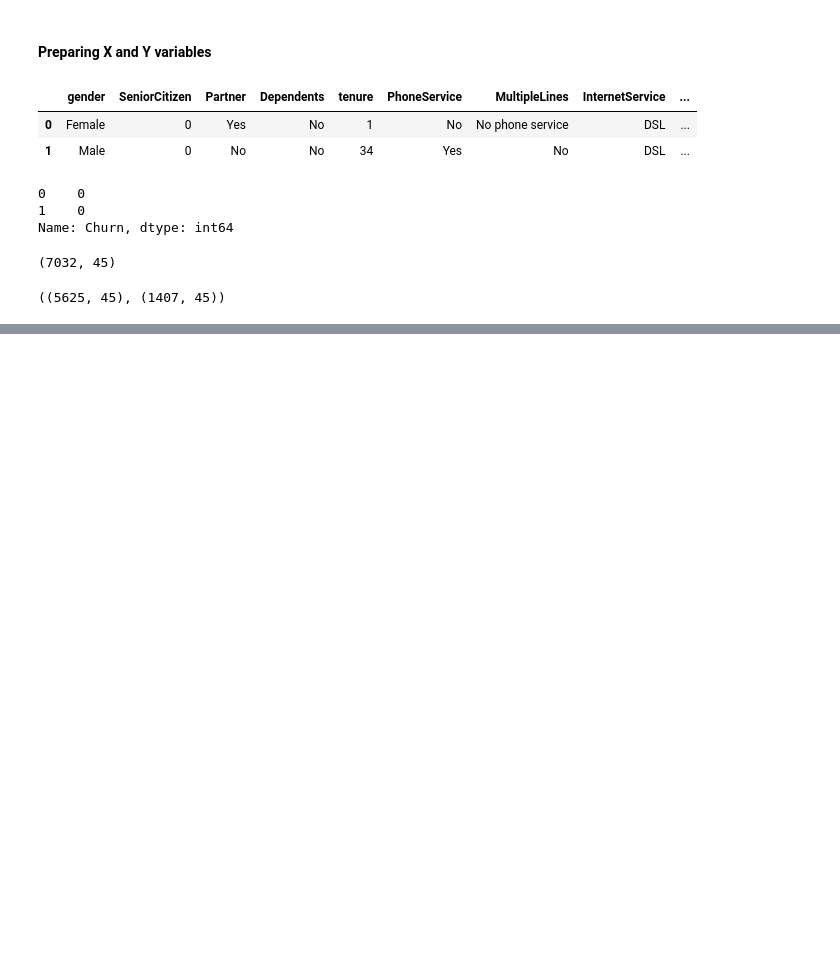
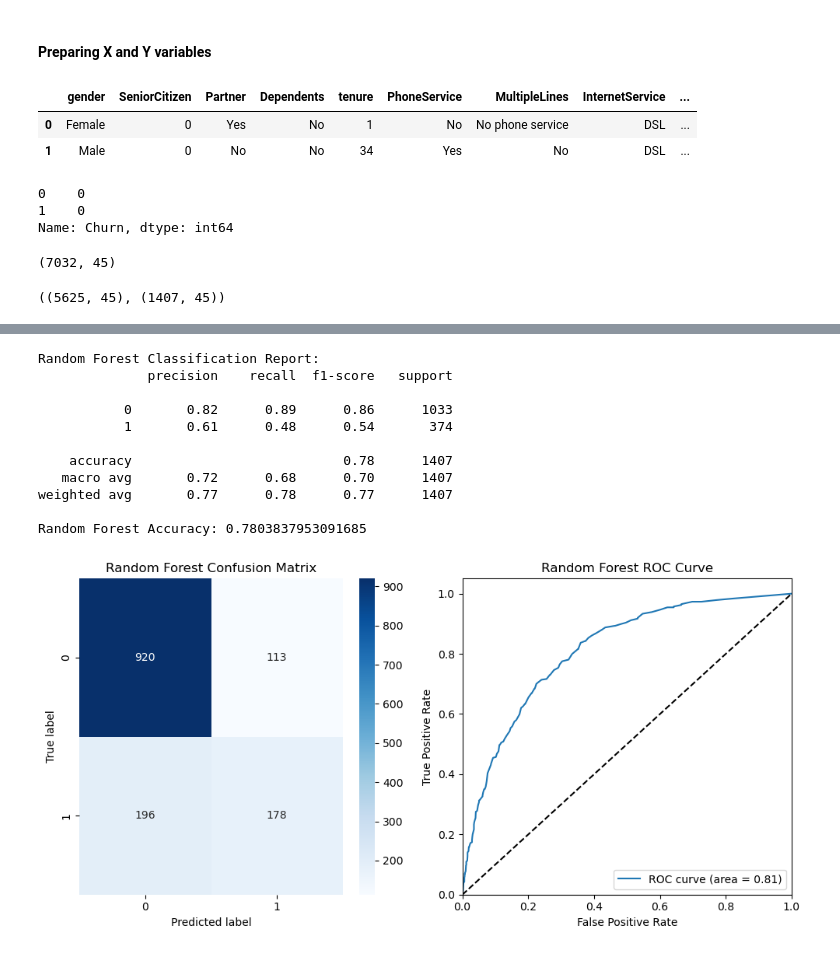
Before and after one commit to makina0928/Getting-started-with-ML, a Jupyter notebook: MODEL_TRAINING.ipynb, the cells around one changed output, grey strips where cells are left out. Cells and saved outputs as stored; diff of their text form; code cells hidden in the pictures; blank space fills up the shorter version.

```diff
--- a/MODEL_TRAINING.ipynb
+++ b/MODEL_TRAINING.ipynb
@@ -388,0 +363,56 @@ weighted avg       0.72      0.71      0.71      1407
+# %%
+from sklearn.ensemble import RandomForestClassifier
+
+rf = RandomForestClassifier(random_state=42)
+rf.fit(X_train, y_train)
+y_pred_proba = rf.predict_proba(X_test)[:, 1]
+y_pred = rf.predict(X_test)
+
+# Compute precision, recall, and F1-score
+report = classification_report(y_test, y_pred)
+print("Random Forest Classification Report:")
+print(report)
+
+# Compute accuracy
+accuracy = accuracy_score(y_test, y_pred)
+print("Random Forest Accuracy:", accuracy)
+
+# Compute ROC curve
+fpr, tpr, thresholds = roc_curve(y_test, y_pred_proba)
+roc_auc = auc(fpr, tpr)
+
+# Plot confusion matrix and ROC curve side by side
+fig, axes = plt.subplots(1, 2, figsize=(10, 5))
+
+# Confusion matrix
+cm = confusion_matrix(y_test, y_pred)
+sns.heatmap(cm, annot=True, cmap="Blues", fmt="d", ax=axes[0])
+axes[0].set_title("Random Forest Confusion Matrix")
+axes[0].set_xlabel("Predicted label")
+axes[0].set_ylabel("True label")
+
+# ROC curve
+axes[1].plot(fpr, tpr, label='ROC curve (area = %0.2f)' % roc_auc)
+axes[1].plot([0, 1], [0, 1], 'k--')
+axes[1].set_xlim([0.0, 1.0])
+axes[1].set_ylim([0.0, 1.05])
+axes[1].set_xlabel('False Positive Rate')
+axes[1].set_ylabel('True Positive Rate')
+axes[1].set_title('Random Forest ROC Curve')
+axes[1].legend(loc="lower right")
+
+plt.tight_layout()
+plt.show()
+# %% [output]
+Random Forest Classification Report:
+              precision    recall  f1-score   support
+
+           0       0.82      0.89      0.86      1033
+           1       0.61      0.48      0.54       374
+
+    accuracy                           0.78      1407
+   macro avg       0.72      0.68      0.70      1407
+weighted avg       0.77      0.78      0.77      1407
+
+Random Forest Accuracy: 0.7803837953091685
+[figure, added]
```
Also changed, not shown: parts of 11 cells of this notebook, 4 other files.
